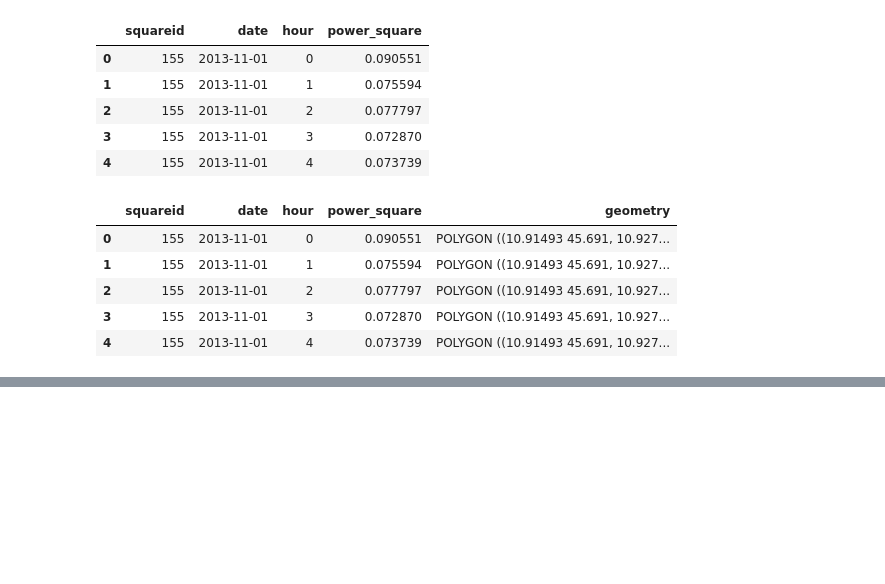
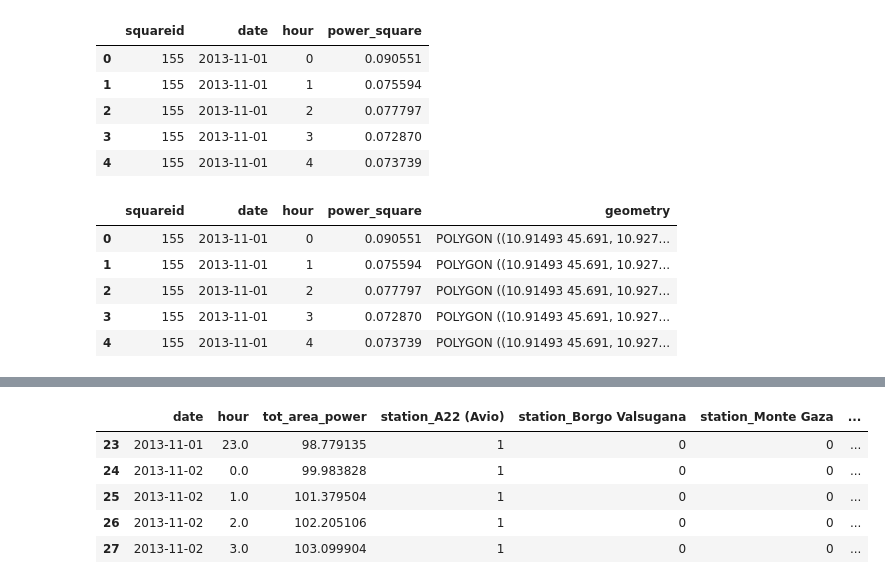
Before and after one commit to CarloDegasperi/DataScience, a Jupyter notebook: carlo/elettricità.ipynb, the cells around one changed output, grey strips where cells are left out. Cells and saved outputs as stored; diff of their text form; code cells hidden in the pictures; blank space fills up the shorter version.

```diff
--- a/carlo/elettricità.ipynb
+++ b/carlo/elettricità.ipynb
@@ -152,0 +231,40 @@ sq_power_df.head()
+# %%
+# rappresentiamo il passaggio precedente su una mappa del trentino per capire cosa sta succedendo
+# pensiamo ad esempio la stazione di Riva del Garda
+
+station_id = 'Riva del Garda'
+station_df = gpd.GeoDataFrame(data=appa_pos[appa_pos['station'] == station_id],geometry='geometry')
+
+grid_df_crs = grid_df.set_crs("EPSG:4326").to_crs("EPSG:32632")
+station_df_crs = station_df.set_crs("EPSG:4326").to_crs("EPSG:32632")
+
+dfs = []
+K = 1 # coefficiente di diffusione turbolenta - la nostra assunzione è abbastanza approssimativa
+
+for h in range(24): # voglio l'impatto degli inquinanti entro un giorno
+    radius = np.sqrt(6*K*h*3600) + 0.001 # distanza in m che assumiamo una particella possa percorrere in h ore
+    # sommo 0.001 per sopperire a h = 0
+    appa_buffer = station_df_crs
+    appa_buffer[f"geometry_buffer_{radius}"] = appa_buffer.geometry.buffer(radius)
+    appa_buffer = appa_buffer.set_geometry(f"geometry_buffer_{radius}")
+    area_df = gpd.sjoin(appa_buffer,grid_df_crs,predicate="intersects",how="inner")
+
+    area_df = area_df.groupby(['station', 'geometry_x', f'geometry_buffer_{radius}', 'date', 'hour']).sum('power_square').reset_index()
+    area_df = area_df.rename(columns={'geometry_x': 'geometry', 'power_square': f'power_area_{radius}'})
+
+    area_df = area_df.sort_values(['station', 'date', 'hour'])
+    area_df[f'{h}hb_power_area'] = area_df.groupby(['station'])[f'power_area_{radius}'].shift(h)
+    area_df = area_df[['station', 'date', 'hour', f'{h}hb_power_area']]
+
+    dfs.append(area_df)
+
+final_power_df = dfs[0]
+
+for df in dfs[1:]:
+    final_power_df = pd.merge(final_power_df,df,on=['station', 'date', 'hour'],how='outer')
+# %%
+# sommo sulle diverse aree e mi tengo solo la colonna con l'area totale
+power_cols = [a for a in final_power_df.columns if a.endswith('hb_power_area')]
+final_power_df['tot_area_power'] = final_power_df[power_cols].sum(axis=1)
+final_power_df = final_power_df[['station', 'date', 'hour', 'tot_area_power']]
+final_power_df.head()
@@ -152,0 +278,10 @@ sq_power_df.head()
+# %%
+encoded = pd.get_dummies(final_power_df,columns=['station'],dtype=int)
+encoded.head()
+# %% [output]
+|  | date | hour | tot_area_power | station_A22 (Avio) | station_Borgo Valsugana | station_Monte Gaza | ... |
+| 23 | 2013-11-01 | 23.0 | 98.779135 | 1 | 0 | 0 | ... |
+| 24 | 2013-11-02 | 0.0 | 99.983828 | 1 | 0 | 0 | ... |
+| 25 | 2013-11-02 | 1.0 | 101.379504 | 1 | 0 | 0 | ... |
+| 26 | 2013-11-02 | 2.0 | 102.205106 | 1 | 0 | 0 | ... |
+| 27 | 2013-11-02 | 3.0 | 103.099904 | 1 | 0 | 0 | ... |
```
Also changed, not shown: parts of 13 cells of this notebook.
